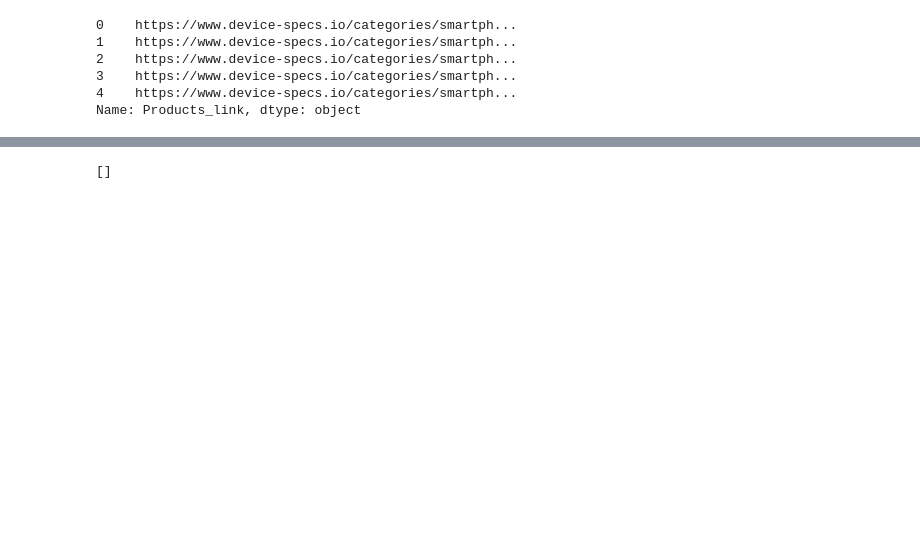
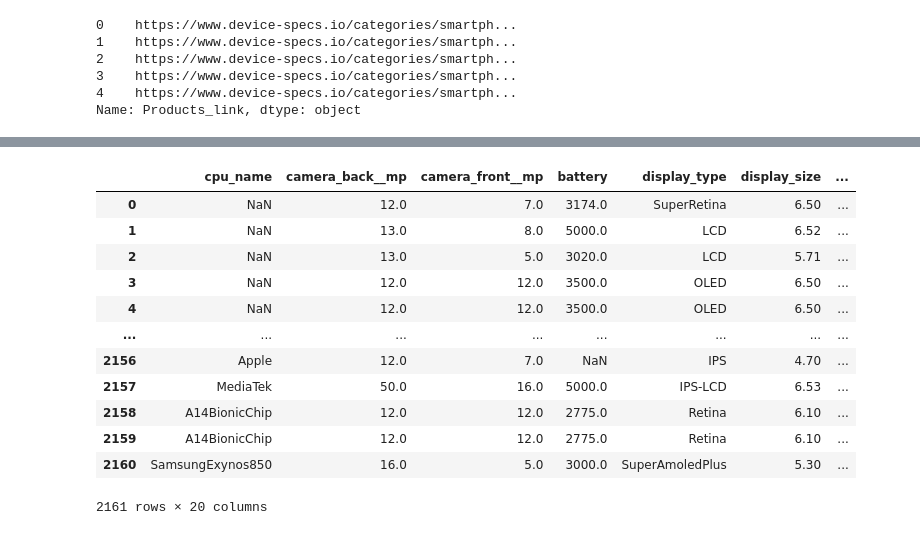
Before and after one commit to sachincmanjrekar/Mobile-Price-Prediction, a Jupyter notebook: Mobile Price Prediction.ipynb, the cells around one changed output, grey strips where cells are left out. Drawn from its saved outputs; the diff is of its cells as text; code cells hidden in the pictures; blank space fills up the shorter version.

```diff
--- a/Mobile Price Prediction.ipynb
+++ b/Mobile Price Prediction.ipynb
@@ -3,5 +4,2 @@ import pandas as pd
 # %%
 mobile=pd.read_csv('Mobile.csv')
-# %%
-mobile=mobile.head(200)
-mobile.head()
@@ -182,8 +28,0 @@ MuiTypography-root MuiTypography-body1 css-123isn0
-# %%
-#for i in range(mobile['Products_link'].size):
-html_text=requests.get('https://www.device-specs.io/categories/smartphones/specifications-apple-iphone-xs-max-app-xsm256gr3').text
-soup = BeautifulSoup(html_text,'lxml')
-code=soup.find_all('div',class_='MuiBox-root css-1pucyhf')
-print(code)
-# %% [output]
-[]
@@ -189,0 +99,69 @@ print(code)
+# %%
+import ast
+import re
+from bs4 import BeautifulSoup
+import requests
+import pandas as pd
+new=[]
+failed=[]
+for i in range(mobile['Products_link'].size):
+    try:
+        html_text=requests.get(mobile['Products_link'][i]).text
+        soup = BeautifulSoup(html_text,'lxml')
+        code=soup.find_all('code',class_='language-json')
+        code=str(code)
+        pattern = re.compile("<.*?>")
+        txt=pattern.sub("", code)
+        pattern = re.compile("[\n ]")
+        txt=pattern.sub("", txt)
+        pattern = re.compile("true")
+        txt=pattern.sub("True", txt)
+        pattern = re.compile("false")
+        txt=pattern.sub("False", txt)
+        txt1=ast.literal_eval(txt)
+        txt1=txt1[0]
+        g=data_abstract(txt1)
+        g.append(mobile['Price_regular'][i])
+        g.append(mobile['Currency'][i])
+
+        a=re.findall(r"\b\d{4}\b",mobile['Products_details'][i])
+        if len(a)!=0:
+            year=a[0].split()[0]
+        else:
+            year=np.nan
+        #print(year)
+        g.append(year)
+
+        a=re.findall(r'\d{1,2} cores',mobile['Products_details'][i])
+        if len(a)!=0:
+            cores=a[0].split()[0]
+        else:
+            cores=np.nan
+        #print(cores)
+        g.append(cores)
+
+
+        new.append(g)
+    except IndexError:
+        failed.append(i)
+        continue
+columns = ['cpu_name','camera_back__mp', 'camera_front__mp',
+           'battery','display_type','display_size',
+           'display_resolution_row','display_resolution_col',
+           'brand','storage','os','width','height','length','cpu_cores','connector','Price','Currency','Year','Cores']
+df = pd.DataFrame(data=new, columns=columns)
+df
+# %% [output]
+|  | cpu_name | camera_back__mp | camera_front__mp | battery | display_type | display_size | ... |
+| 0 | NaN | 12.0 | 7.0 | 3174.0 | SuperRetina | 6.50 | ... |
+| 1 | NaN | 13.0 | 8.0 | 5000.0 | LCD | 6.52 | ... |
+| 2 | NaN | 13.0 | 5.0 | 3020.0 | LCD | 5.71 | ... |
+| 3 | NaN | 12.0 | 12.0 | 3500.0 | OLED | 6.50 | ... |
+| 4 | NaN | 12.0 | 12.0 | 3500.0 | OLED | 6.50 | ... |
+| ... | ... | ... | ... | ... | ... | ... | ... |
+| 2156 | Apple | 12.0 | 7.0 | NaN | IPS | 4.70 | ... |
+| 2157 | MediaTek | 50.0 | 16.0 | 5000.0 | IPS-LCD | 6.53 | ... |
+| 2158 | A14BionicChip | 12.0 | 12.0 | 2775.0 | Retina | 6.10 | ... |
+| 2159 | A14BionicChip | 12.0 | 12.0 | 2775.0 | Retina | 6.10 | ... |
+| 2160 | SamsungExynos850 | 16.0 | 5.0 | 3000.0 | SuperAmoledPlus | 5.30 | ... |
+2161 rows × 20 columns
```
Also changed, not shown: parts of 62 cells of this notebook.
